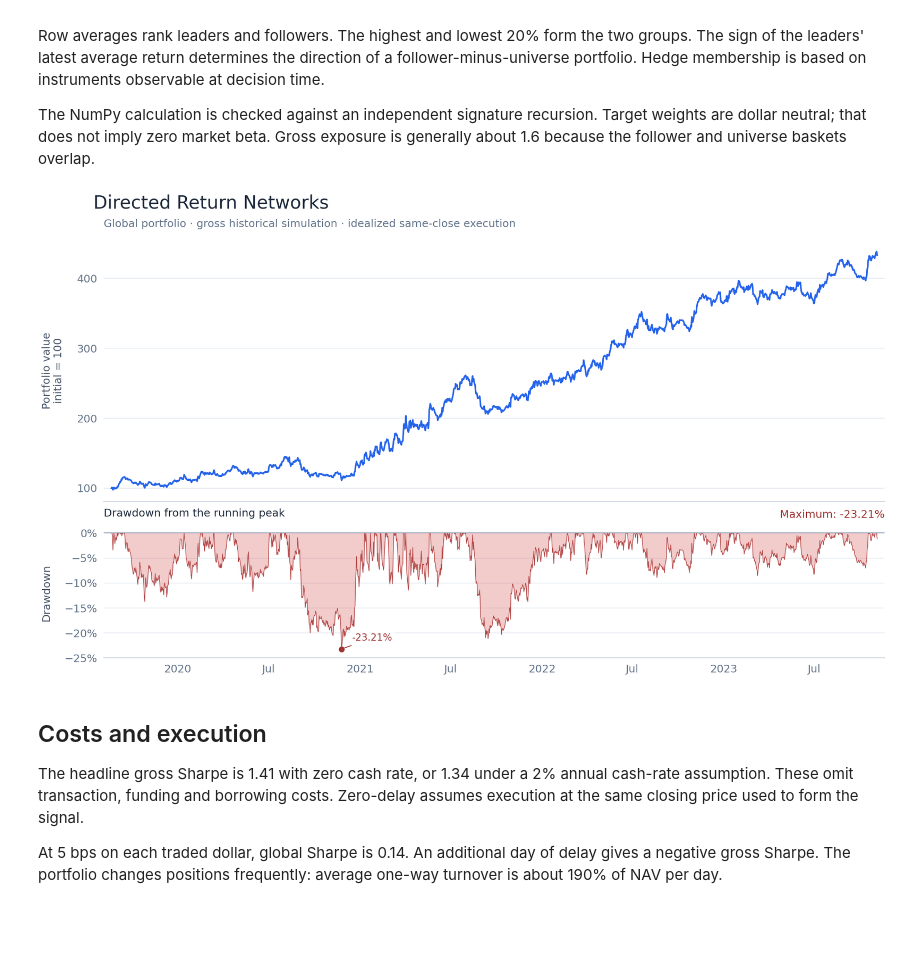
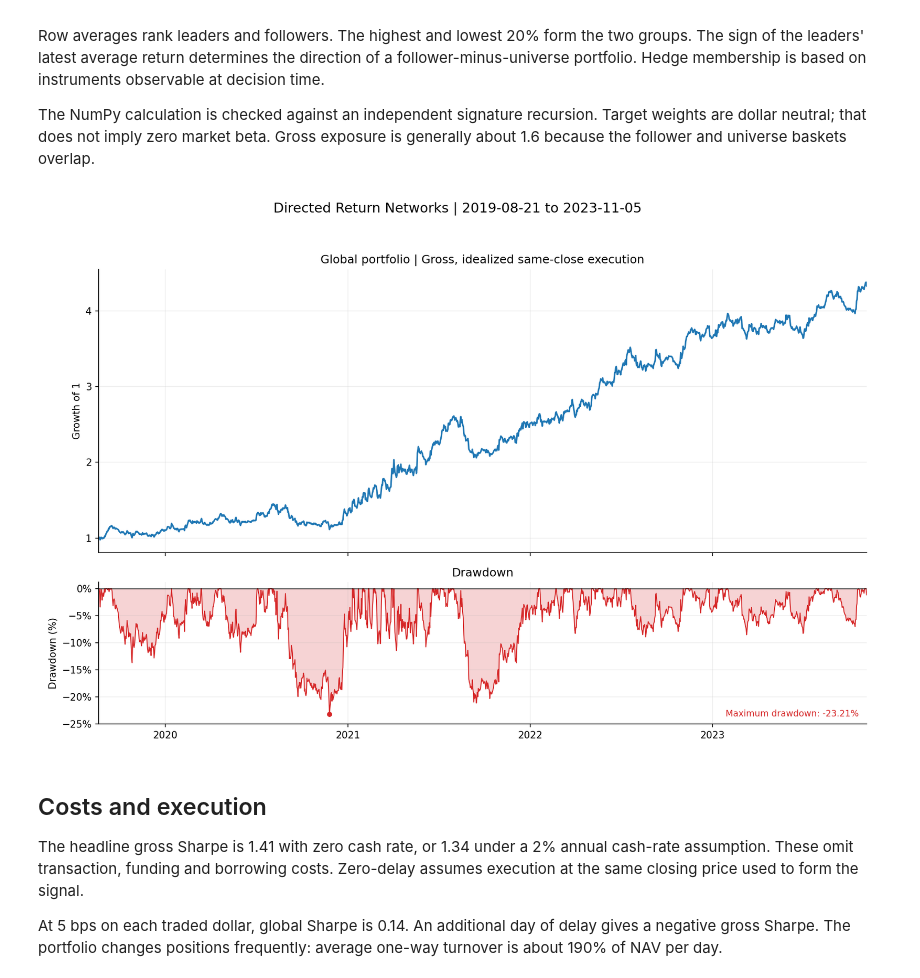
Before and after one commit to Juliansaiani/directed-return-networks, a Jupyter notebook: notebooks/research.ipynb, the cells around one changed output. Cells and saved outputs as stored; diff of their text form; code cells hidden in the pictures; blank space fills up the shorter version.

```diff
--- a/notebooks/research.ipynb
+++ b/notebooks/research.ipynb
@@ -30,9 +30,9 @@ Row averages rank leaders and followers. The highest and lowest 20% form the two
 
 The NumPy calculation is checked against an independent signature recursion. Target weights are dollar neutral; that does not imply zero market beta. Gross exposure is generally about 1.6 because the follower and universe baskets overlap.
 # %%
-display(Image(filename=str(A/'directed-return-networks.png')))
+display(Image(filename=str(A/'overview.png')))
 # %% [output]
-[figure, old version]
+[figure, new version]
 # %% [markdown]
 ## Costs and execution
 
```
Also changed, not shown: 5 other files.
